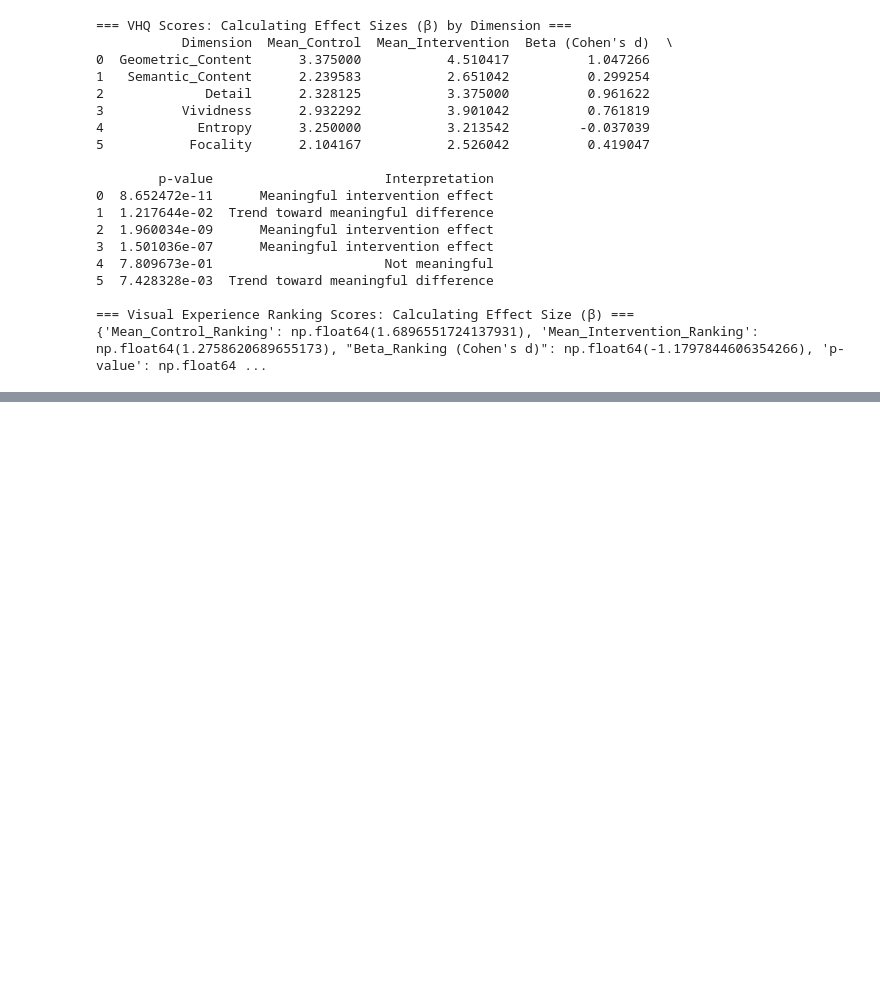
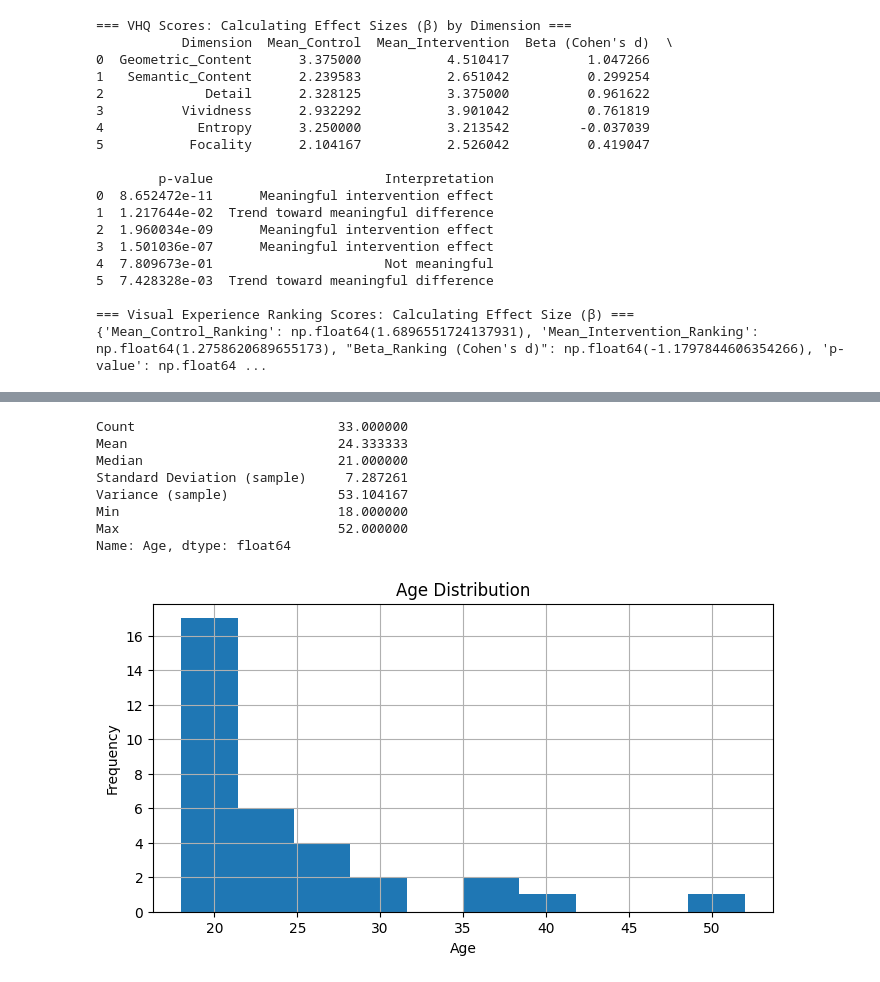
Before and after one commit to dannynacker/strobe_depression, a Jupyter notebook: vhq_exp4_int_alt.ipynb, the cells around one changed output, grey strips where cells are left out. Drawn from its saved outputs; the diff is of its cells as text; code cells hidden in the pictures; blank space fills up the shorter version.

```diff
--- a/vhq_exp4_int_alt.ipynb
+++ b/vhq_exp4_int_alt.ipynb
@@ -1016,0 +1075,55 @@ print(ranking_effects)
+# %%
+# Cell 1: import necessary libraries
+import numpy as np
+import pandas as pd
+import matplotlib.pyplot as plt
+# Cell 2: enter your list of ages
+ages = [
+    20, 19, 18, 20, 19, 20, 21, 26, 19, 26,
+    24, 20, 19, 20, 29, 21, 18, 21, 21, 35,
+    52, 23, 27, 19, 23, 23, 26, 24, 40, 21,
+    23, 35, 31
+]
+# Cell 3: convert to a pandas Series for easy aggregation
+series_age = pd.Series(ages, name="Age")
+# Cell 4: compute summary statistics
+summary_age = series_age.agg([
+    'count',
+    'mean',
+    'median',
+    lambda x: x.std(ddof=1),  # sample standard deviation
+    lambda x: x.var(ddof=1),  # sample variance
+    'min',
+    'max'
+])
+
+# Rename the index entries
+summary_age.index = [
+    'Count',
+    'Mean',
+    'Median',
+    'Standard Deviation (sample)',
+    'Variance (sample)',
+    'Min',
+    'Max'
+]
+
+# Display the results
+print(summary_age)
+# Cell 5 (optional): plot a histogram of the age distribution
+plt.figure(figsize=(8, 4))
+series_age.hist(bins=10)
+plt.title("Age Distribution")
+plt.xlabel("Age")
+plt.ylabel("Frequency")
+plt.show()
+# %% [output]
+Count                          33.000000
+Mean                           24.333333
+Median                         21.000000
+Standard Deviation (sample)     7.287261
+Variance (sample)              53.104167
+Min                            18.000000
+Max                            52.000000
+Name: Age, dtype: float64
+[figure, added]
```
Also changed, not shown: parts of 2 cells of this notebook.
